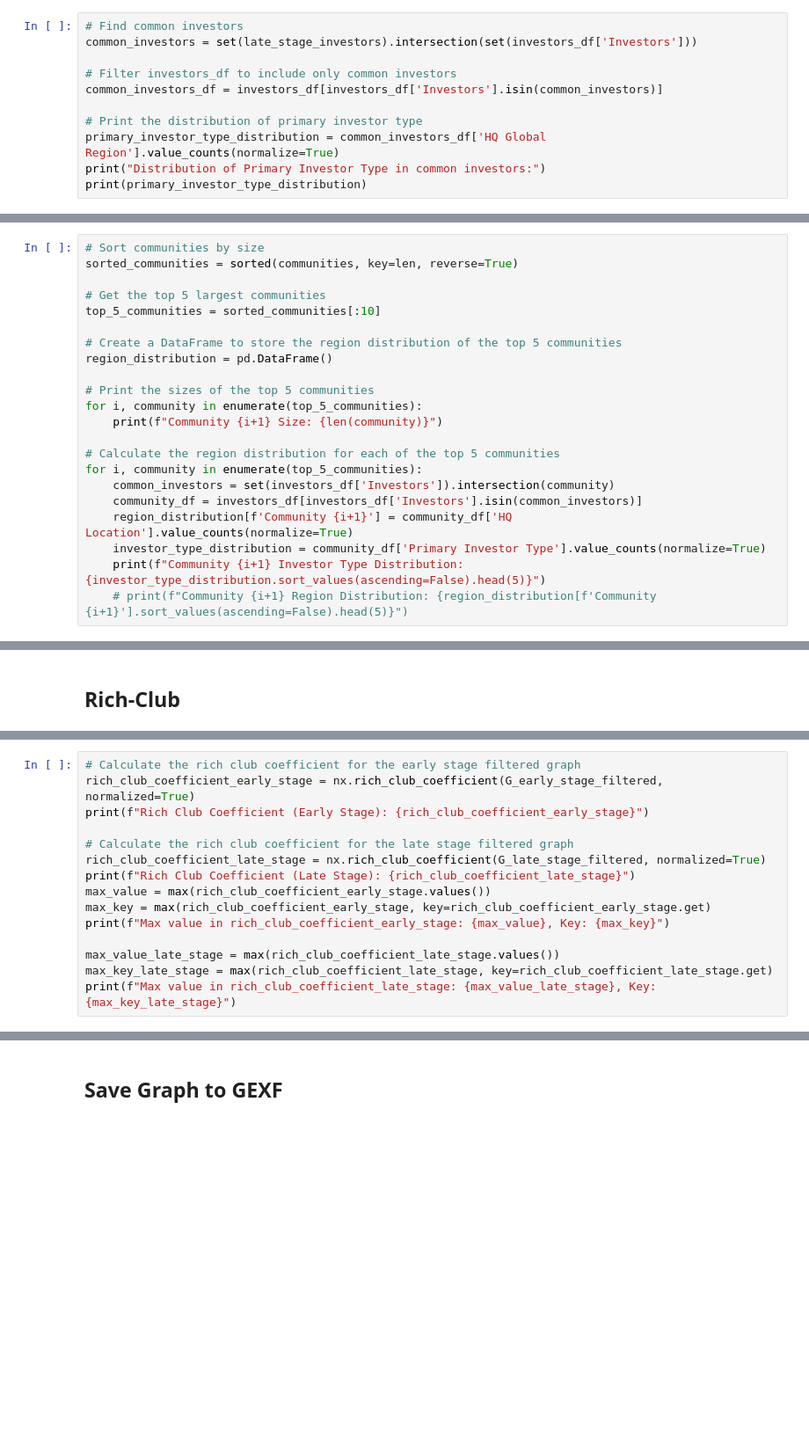
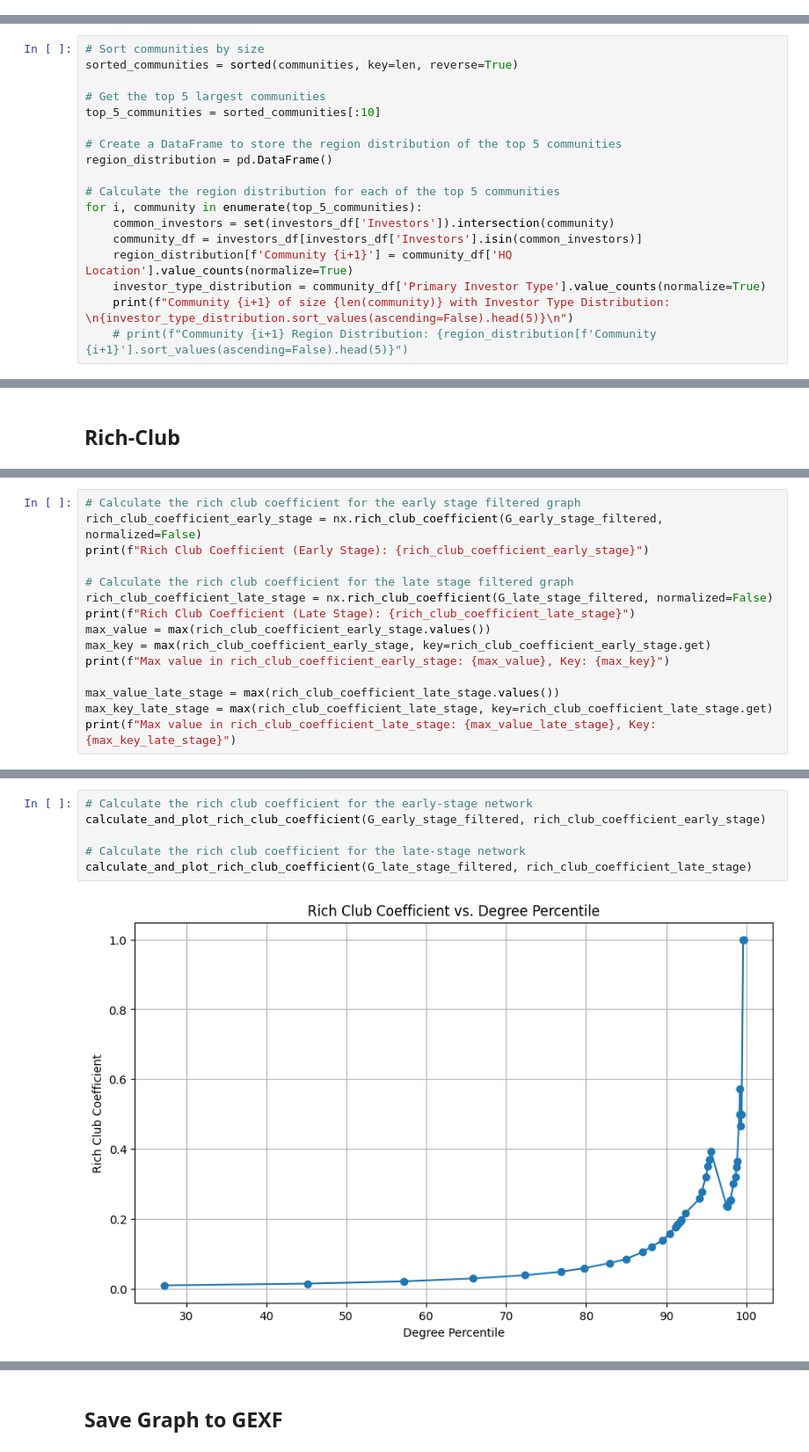
Before and after one commit to aryanagarwal9/Complex-Networks-CW, a Jupyter notebook: Proccessing_Startup_VC_Deals.ipynb, the cells around one changed output, grey strips where cells are left out. Shown: that part at 88% size. Saved outputs shown, nothing was run; the diff lists cells and outputs as text; blank space fills up the shorter version.

```diff
--- a/Proccessing_Startup_VC_Deals.ipynb
+++ b/Proccessing_Startup_VC_Deals.ipynb
@@ -259,11 +256,0 @@ def get_investors(investor_str):
-# %%
-# Find common investors
-common_investors = set(late_stage_investors).intersection(set(investors_df['Investors']))
-
-# Filter investors_df to include only common investors
-common_investors_df = investors_df[investors_df['Investors'].isin(common_investors)]
-
-# Print the distribution of primary investor type
-primary_investor_type_distribution = common_investors_df['HQ Global Region'].value_counts(normalize=True)
-print("Distribution of Primary Investor Type in common investors:")
-print(primary_investor_type_distribution)
@@ -904,16 +792,12 @@ top_5_communities = sorted_communities[:10]
 # Create a DataFrame to store the region distribution of the top 5 communities
 region_distribution = pd.DataFrame()
 
-# Print the sizes of the top 5 communities
-for i, community in enumerate(top_5_communities):
-    print(f"Community {i+1} Size: {len(community)}")
-
 # Calculate the region distribution for each of the top 5 communities
 for i, community in enumerate(top_5_communities):
     common_investors = set(investors_df['Investors']).intersection(community)
     community_df = investors_df[investors_df['Investors'].isin(common_investors)]
     region_distribution[f'Community {i+1}'] = community_df['HQ Location'].value_counts(normalize=True)
     investor_type_distribution = community_df['Primary Investor Type'].value_counts(normalize=True)
-    print(f"Community {i+1} Investor Type Distribution: {investor_type_distribution.sort_values(ascending=False).head(5)}")
+    print(f"Community {i+1} of size {len(community)} with Investor Type Distribution: \n{investor_type_distribution.sort_values(ascending=False).head(5)}\n")
     # print(f"Community {i+1} Region Distribution: {region_distribution[f'Community {i+1}'].sort_values(ascending=False).head(5)}")
 # %% [output]
@@ -985,11 +866,11 @@ Degree of the 99.6th percentile (Early Stage): 13.0
 Degree of the 99.6th percentile (Late Stage): 17.0
 # %%
 # Calculate the rich club coefficient for the early stage filtered graph
-rich_club_coefficient_early_stage = nx.rich_club_coefficient(G_early_stage_filtered, normalized=True)
+rich_club_coefficient_early_stage = nx.rich_club_coefficient(G_early_stage_filtered, normalized=False)
 print(f"Rich Club Coefficient (Early Stage): {rich_club_coefficient_early_stage}")
 
 # Calculate the rich club coefficient for the late stage filtered graph
-rich_club_coefficient_late_stage = nx.rich_club_coefficient(G_late_stage_filtered, normalized=True)
+rich_club_coefficient_late_stage = nx.rich_club_coefficient(G_late_stage_filtered, normalized=False)
 print(f"Rich Club Coefficient (Late Stage): {rich_club_coefficient_late_stage}")
 max_value = max(rich_club_coefficient_early_stage.values())
 max_key = max(rich_club_coefficient_early_stage, key=rich_club_coefficient_early_stage.get)
@@ -1054,0 +908,8 @@ plt.show()
+# %%
+# Calculate the rich club coefficient for the early-stage network
+calculate_and_plot_rich_club_coefficient(G_early_stage_filtered, rich_club_coefficient_early_stage)
+
+# Calculate the rich club coefficient for the late-stage network
+calculate_and_plot_rich_club_coefficient(G_late_stage_filtered, rich_club_coefficient_late_stage)
+# %% [output]
+[figure, added]
```
Also changed, not shown: parts of 47 cells of this notebook, 22 other files.
